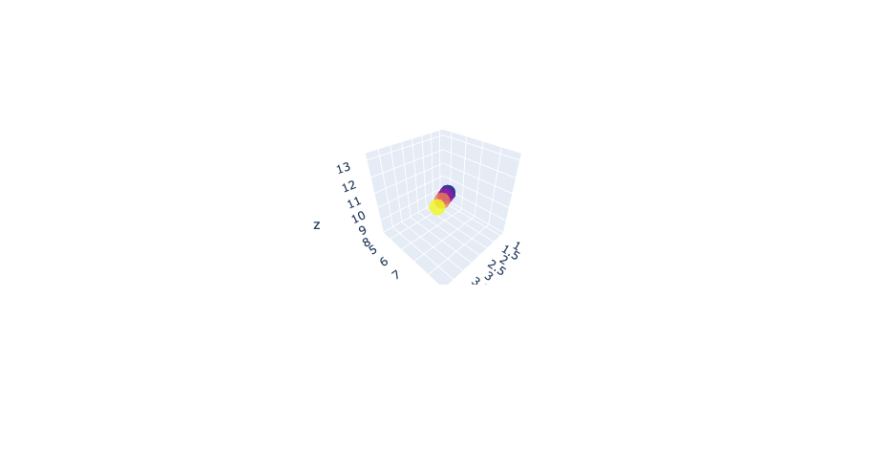
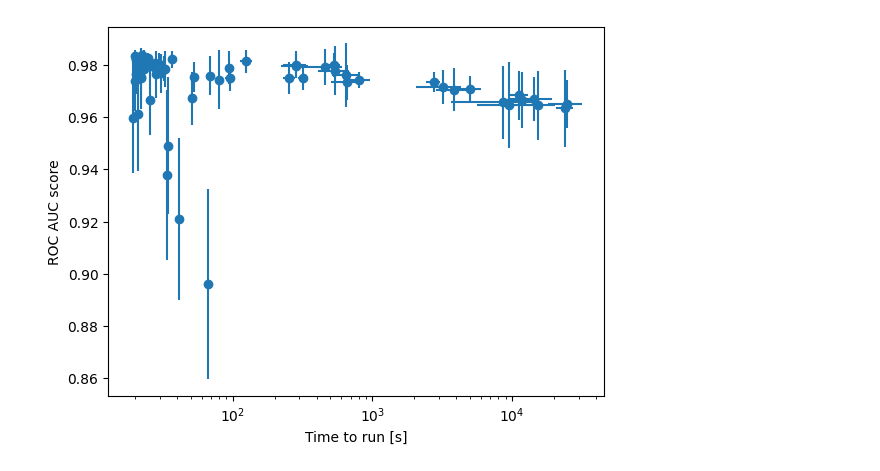
Before and after one commit to mhassans/galaxyMorphology, a Jupyter notebook: PlotHyperParamOpt.ipynb, the cells around one changed output. Drawn from its saved outputs; the diff is of its cells as text; code cells hidden in the pictures; blank space fills up the shorter version.

Commit message:
modify plotting functions

```diff
--- a/PlotHyperParamOpt.ipynb
+++ b/PlotHyperParamOpt.ipynb
@@ -134,6 +8,0 @@ df[:3]
-# %%
-df['rocAUC-relError'] = df["rocAUC-std"]/df["rocAUC-mean"]
-# %%
-df['fOne-relError'] = df["fOne-std"]/df["fOne-mean"]
-# %%
-df['accuracy-relError'] = df["accuracy-std"]/df["accuracy-mean"]
@@ -264,14 +9,6 @@ plt.show()
-# %%
-import plotly
-x = [1, 2, 3, 4]
-y = [5, 6, 7, 8]
-z = [9, 10, 11, 12]
-c = [13, 14, 15, 16]
-ex = [0.1, 0.2, 0.3, 0.4]
-ey = [0.5, 0.6, 0.7, 0.8]
-ez = [0.9, 1.0, 1.1, 1.2]
-
-fig = go.Figure(data=[go.Scatter3d(x=x, y=y, z=z, mode='markers', marker=dict(color=c, size=10, opacity=0.8), error_x=dict(array=ex, thickness=1, width=2), error_y=dict(array=ey, thickness=1, width=2), error_z=dict(array=ez, thickness=1, width=2))])
-plotly.offline.iplot(fig)
-# %% [output]
-[figure, removed]
+# %%
+df = addMeanAndStdDev(df)
+# %%
+scatterplotWithErrors(x=df['TimeToRun-mean'], y=df["rocAUC-mean"], x_err=df['TimeToRun-std'], y_err=df["rocAUC-std"], xlabel='Time to run [s]', ylabel='ROC AUC score')
+# %% [output]
+[figure, added]
```
Also changed, not shown: parts of 62 cells of this notebook, 1 other file.
